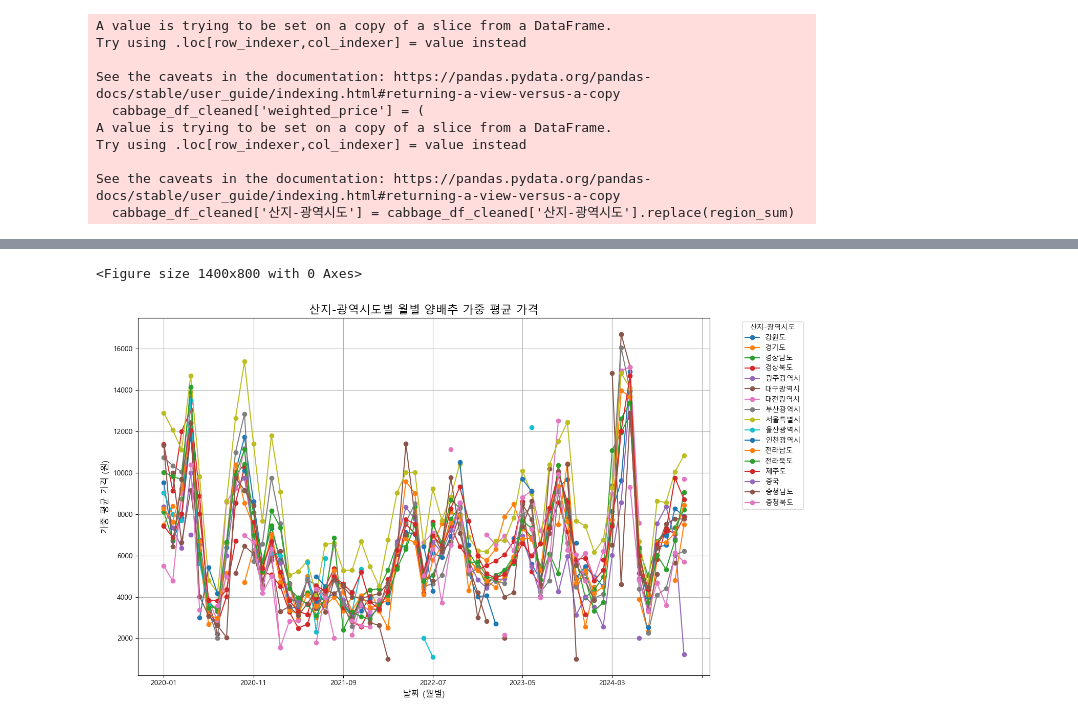
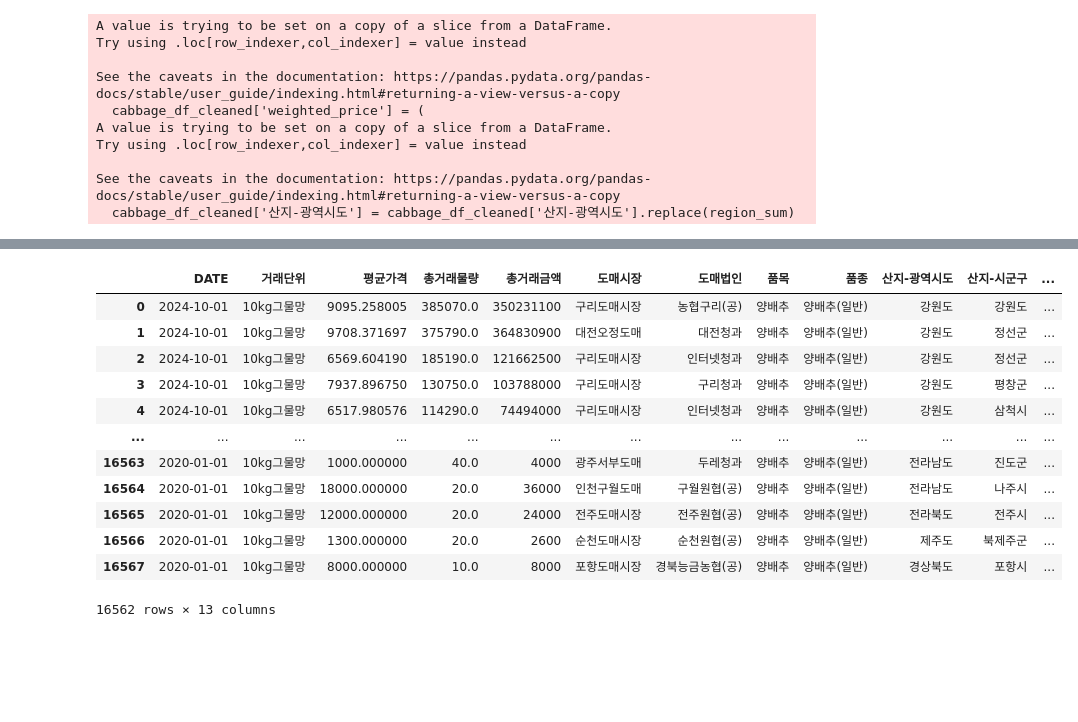
Before and after one commit to cocomong2/second-project, a Jupyter notebook: Mook/cabbage.ipynb, the cells around one changed output, grey strips where cells are left out. Cells and saved outputs as stored; diff of their text form; code cells hidden in the pictures; blank space fills up the shorter version.

```diff
--- a/Mook/cabbage.ipynb
+++ b/Mook/cabbage.ipynb
@@ -171,26 +205,0 @@ region_sum = {
-# %%
-import matplotlib.pyplot as plt
-
-#한글
-import matplotlib.pyplot as plt
-plt.rcParams['font.family'] ='Malgun Gothic'
-plt.rcParams['axes.unicode_minus'] =False
-
-weighted_avg_ragion = weighted_avg_ragion[weighted_avg_ragion['산지-광역시도'] != '-']
-
-cabbage_ragion_pivot = weighted_avg_ragion.pivot(index='DATE', columns='산지-광역시도', values='가중평균가격')
-
-plt.figure(figsize=(14, 8))
-cabbage_ragion_pivot.plot(kind='line', figsize=(14, 8), marker='o')
-
-plt.title('산지-광역시도별 월별 양배추 가중 평균 가격', fontsize=16)
-plt.xlabel('날짜 (월별)', fontsize=12)
-plt.ylabel('가중 평균 가격 (원)', fontsize=12)
-plt.grid(True)
-plt.legend(title='산지-광역시도', bbox_to_anchor=(1.05, 1), loc='upper left')
-
-plt.tight_layout()
-plt.show()
-# %% [output]
-<Figure size 1400x800 with 0 Axes>
-[figure, removed]
@@ -196,0 +214,16 @@ plt.show()
+# %%
+cabbage_df_cleaned
+# %% [output]
+|  | DATE | 거래단위 | 평균가격 | 총거래물량 | 총거래금액 | 도매시장 | 도매법인 | 품목 | 품종 | 산지-광역시도 | 산지-시군구 | ... |
+| 0 | 2024-10-01 | 10kg그물망 | 9095.258005 | 385070.0 | 350231100 | 구리도매시장 | 농협구리(공) | 양배추 | 양배추(일반) | 강원도 | 강원도 | ... |
+| 1 | 2024-10-01 | 10kg그물망 | 9708.371697 | 375790.0 | 364830900 | 대전오정도매 | 대전청과 | 양배추 | 양배추(일반) | 강원도 | 정선군 | ... |
+| 2 | 2024-10-01 | 10kg그물망 | 6569.604190 | 185190.0 | 121662500 | 구리도매시장 | 인터넷청과 | 양배추 | 양배추(일반) | 강원도 | 정선군 | ... |
+| 3 | 2024-10-01 | 10kg그물망 | 7937.896750 | 130750.0 | 103788000 | 구리도매시장 | 구리청과 | 양배추 | 양배추(일반) | 강원도 | 평창군 | ... |
+| 4 | 2024-10-01 | 10kg그물망 | 6517.980576 | 114290.0 | 74494000 | 구리도매시장 | 인터넷청과 | 양배추 | 양배추(일반) | 강원도 | 삼척시 | ... |
+| ... | ... | ... | ... | ... | ... | ... | ... | ... | ... | ... | ... | ... |
+| 16563 | 2020-01-01 | 10kg그물망 | 1000.000000 | 40.0 | 4000 | 광주서부도매 | 두레청과 | 양배추 | 양배추(일반) | 전라남도 | 진도군 | ... |
+| 16564 | 2020-01-01 | 10kg그물망 | 18000.000000 | 20.0 | 36000 | 인천구월도매 | 구월원협(공) | 양배추 | 양배추(일반) | 전라남도 | 나주시 | ... |
+| 16565 | 2020-01-01 | 10kg그물망 | 12000.000000 | 20.0 | 24000 | 전주도매시장 | 전주원협(공) | 양배추 | 양배추(일반) | 전라북도 | 전주시 | ... |
+| 16566 | 2020-01-01 | 10kg그물망 | 1300.000000 | 20.0 | 2600 | 순천도매시장 | 순천원협(공) | 양배추 | 양배추(일반) | 제주도 | 북제주군 | ... |
+| 16567 | 2020-01-01 | 10kg그물망 | 8000.000000 | 10.0 | 8000 | 포항도매시장 | 경북능금농협(공) | 양배추 | 양배추(일반) | 경상북도 | 포항시 | ... |
+16562 rows × 13 columns
```
Also changed, not shown: parts of 27 cells of this notebook, 13 other files.
